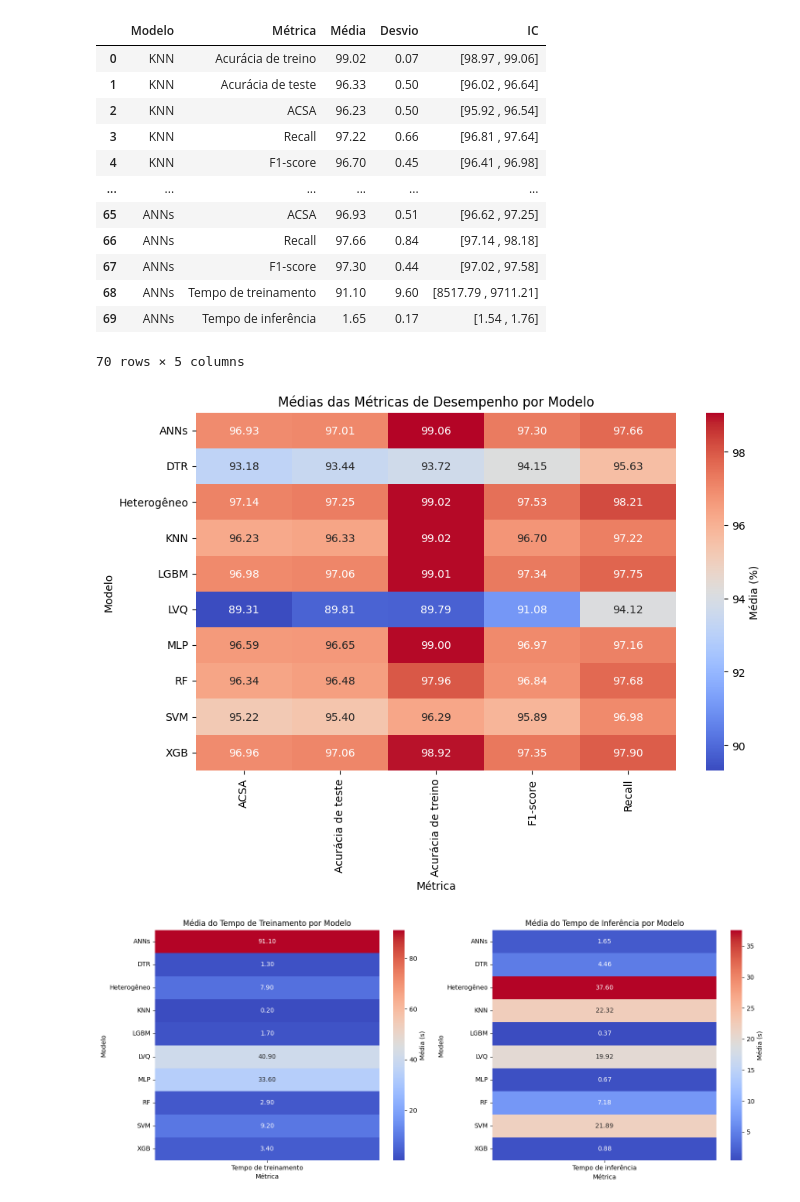
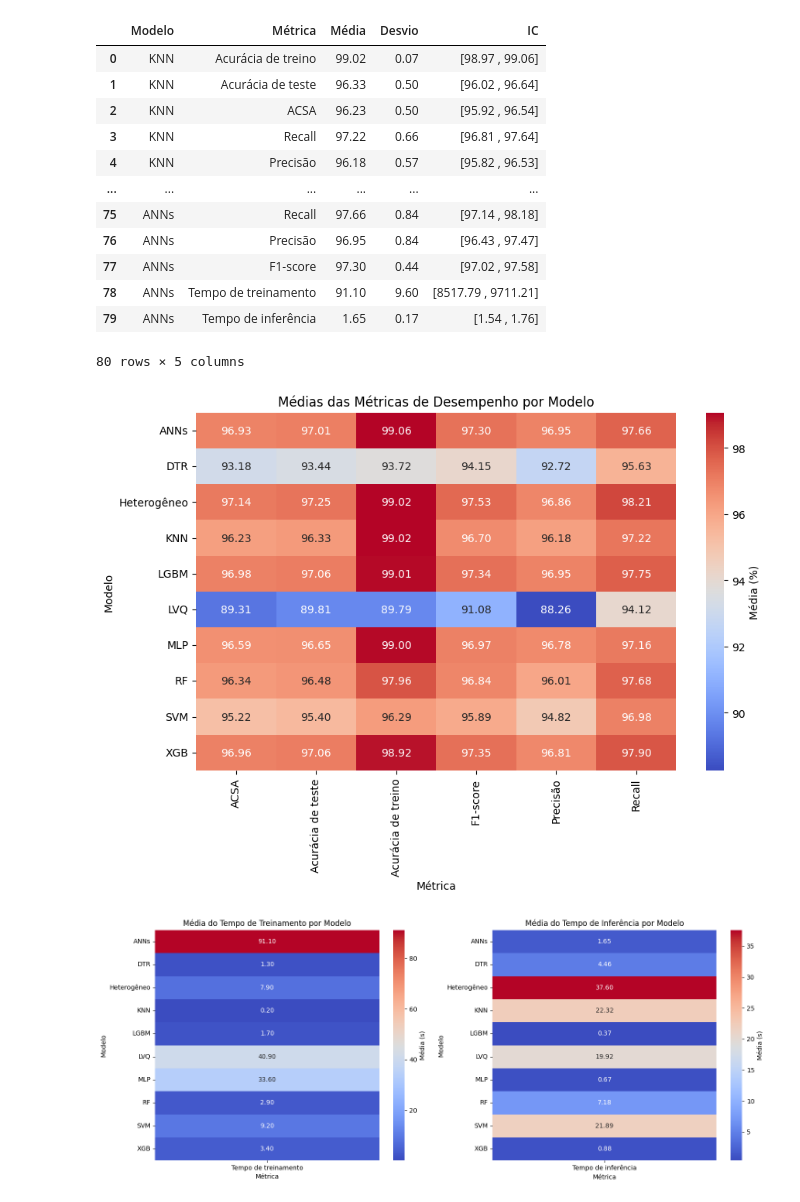
Before and after one commit to giulliabraga/crisp-dm-phishing, a Jupyter notebook: notebooks/cv_results.ipynb, the cells around one changed output. Drawn from its saved outputs; the diff is of its cells as text; code cells hidden in the pictures.

```diff
--- a/notebooks/cv_results.ipynb
+++ b/notebooks/cv_results.ipynb
@@ -25,7 +23,7 @@ for model in ensembles.keys():
 # %%
 list_of_model_results = [metrics[model] for model in metrics.keys()]
 list_of_model_names = list(metrics.keys())
-list_of_metrics_names = ['train_accuracy', 'test_accuracy', 'ACSA', 'recall', 'f1_score', 'training_time', 'inference_time']
+list_of_metrics_names = ['train_accuracy', 'test_accuracy', 'ACSA', 'recall', 'precision', 'f1_score', 'training_time', 'inference_time']
 
 comp = StatisticalMethods(list_of_model_results, list_of_model_names, list_of_metrics_names)
 
@@ -57,26 +55,26 @@ estimates_and_cis
 | 1 | KNN | Acurácia de teste | 96.33 | 0.50 | [96.02 , 96.64] |
 | 2 | KNN | ACSA | 96.23 | 0.50 | [95.92 , 96.54] |
 | 3 | KNN | Recall | 97.22 | 0.66 | [96.81 , 97.64] |
-| 4 | KNN | F1-score | 96.70 | 0.45 | [96.41 , 96.98] |
+| 4 | KNN | Precisão | 96.18 | 0.57 | [95.82 , 96.53] |
 | ... | ... | ... | ... | ... | ... |
-| 65 | ANNs | ACSA | 96.93 | 0.51 | [96.62 , 97.25] |
-| 66 | ANNs | Recall | 97.66 | 0.84 | [97.14 , 98.18] |
-| 67 | ANNs | F1-score | 97.30 | 0.44 | [97.02 , 97.58] |
-| 68 | ANNs | Tempo de treinamento | 91.10 | 9.60 | [8517.79 , 9711.21] |
-| 69 | ANNs | Tempo de inferência | 1.65 | 0.17 | [1.54 , 1.76] |
+| 75 | ANNs | Recall | 97.66 | 0.84 | [97.14 , 98.18] |
+| 76 | ANNs | Precisão | 96.95 | 0.84 | [96.43 , 97.47] |
+| 77 | ANNs | F1-score | 97.30 | 0.44 | [97.02 , 97.58] |
+| 78 | ANNs | Tempo de treinamento | 91.10 | 9.60 | [8517.79 , 9711.21] |
+| 79 | ANNs | Tempo de inferência | 1.65 | 0.17 | [1.54 , 1.76] |
-70 rows × 5 columns
+80 rows × 5 columns
 # %%
-filtered_data = estimates_and_cis[estimates_and_cis['Métrica'].isin(['ACSA', 'Recall', 'F1-score', 'Acurácia de treino', 'Acurácia de teste'])]
+filtered_data = estimates_and_cis[estimates_and_cis['Métrica'].isin(['ACSA', 'Recall', 'Precisão', 'F1-score', 'Acurácia de treino', 'Acurácia de teste'])]
 heatmap_data = filtered_data.pivot(index="Modelo", columns="Métrica", values="Média")
 
 plt.figure(figsize=(10, 6))
 sns.heatmap(heatmap_data, annot=True, fmt=".2f", cmap="coolwarm", cbar_kws={'label': 'Média (%)'})
 plt.title("Médias das Métricas de Desempenho por Modelo")
 plt.xlabel("Métrica")
 plt.ylabel("Modelo")
 plt.show()
 # %% [output]
-[figure, old version]
+[figure, new version]
 # %%
 filtered_training_time = estimates_and_cis[estimates_and_cis['Métrica'] == 'Tempo de treinamento']
 heatmap_training_time = filtered_training_time.pivot(index="Modelo", columns="Métrica", values="Média")
```
Also changed, not shown: parts of 19 cells of this notebook, 3 other files.
